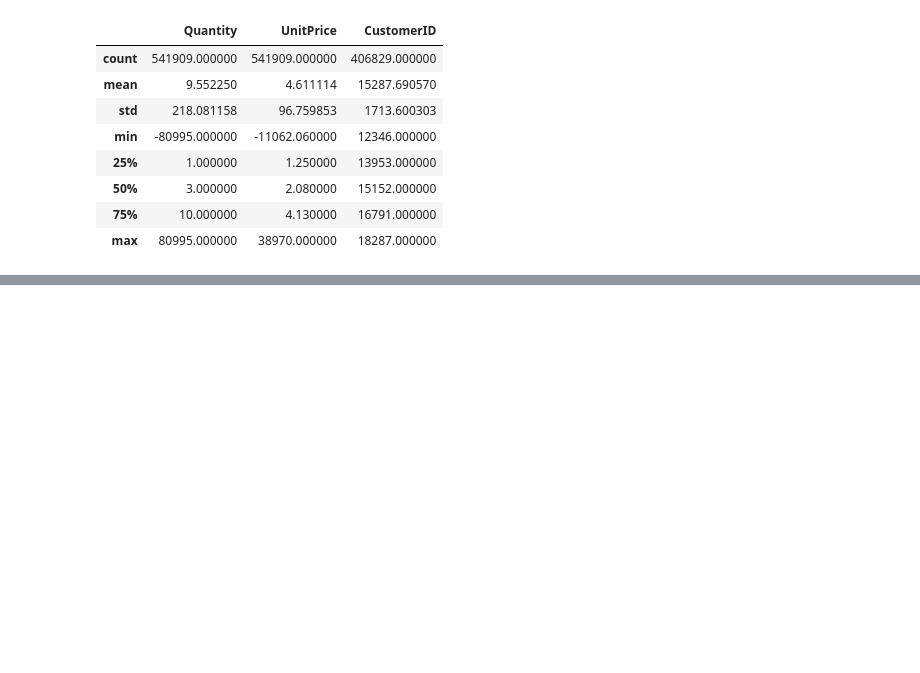
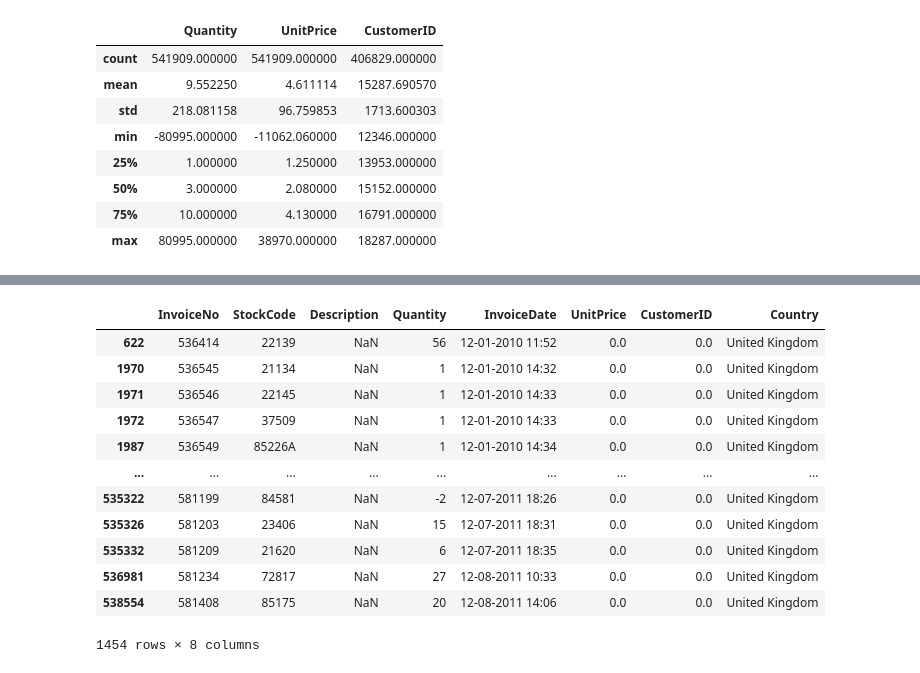
Before and after one commit to iamnaveenk/Capstone_project_4-online-retail-customer-segmentation-, a Jupyter notebook: Online_Retail_Customer_Segmentation_Capstone_Project.ipynb, the cells around one changed output, grey strips where cells are left out. Drawn from its saved outputs; the diff is of its cells as text; code cells hidden in the pictures; blank space fills up the shorter version.

```diff
--- a/Online_Retail_Customer_Segmentation_Capstone_Project.ipynb
+++ b/Online_Retail_Customer_Segmentation_Capstone_Project.ipynb
@@ -121 +145,3 @@ df.describe()
+# %%
+df['CustomerID'] = df['CustomerID'].fillna(0)
 # %%
@@ -132,0 +168,16 @@ dtype: int64
+# %%
+df[df['Description'].isna()]
+# %% [output]
+|  | InvoiceNo | StockCode | Description | Quantity | InvoiceDate | UnitPrice | CustomerID | Country |
+| 622 | 536414 | 22139 | NaN | 56 | 12-01-2010 11:52 | 0.0 | 0.0 | United Kingdom |
+| 1970 | 536545 | 21134 | NaN | 1 | 12-01-2010 14:32 | 0.0 | 0.0 | United Kingdom |
+| 1971 | 536546 | 22145 | NaN | 1 | 12-01-2010 14:33 | 0.0 | 0.0 | United Kingdom |
+| 1972 | 536547 | 37509 | NaN | 1 | 12-01-2010 14:33 | 0.0 | 0.0 | United Kingdom |
+| 1987 | 536549 | 85226A | NaN | 1 | 12-01-2010 14:34 | 0.0 | 0.0 | United Kingdom |
+| ... | ... | ... | ... | ... | ... | ... | ... | ... |
+| 535322 | 581199 | 84581 | NaN | -2 | 12-07-2011 18:26 | 0.0 | 0.0 | United Kingdom |
+| 535326 | 581203 | 23406 | NaN | 15 | 12-07-2011 18:31 | 0.0 | 0.0 | United Kingdom |
+| 535332 | 581209 | 21620 | NaN | 6 | 12-07-2011 18:35 | 0.0 | 0.0 | United Kingdom |
+| 536981 | 581234 | 72817 | NaN | 27 | 12-08-2011 10:33 | 0.0 | 0.0 | United Kingdom |
+| 538554 | 581408 | 85175 | NaN | 20 | 12-08-2011 14:06 | 0.0 | 0.0 | United Kingdom |
+1454 rows × 8 columns
```
Also changed, not shown: parts of 17 cells of this notebook.
